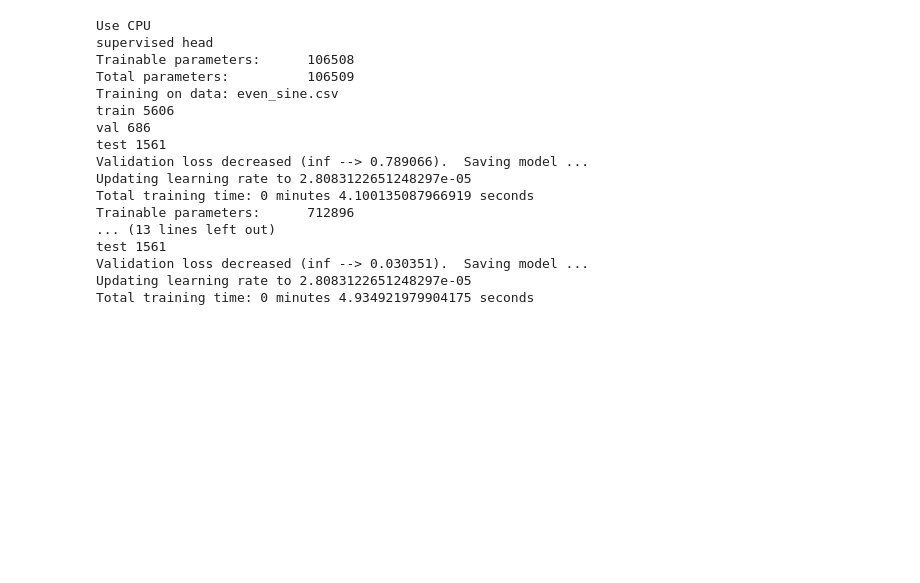
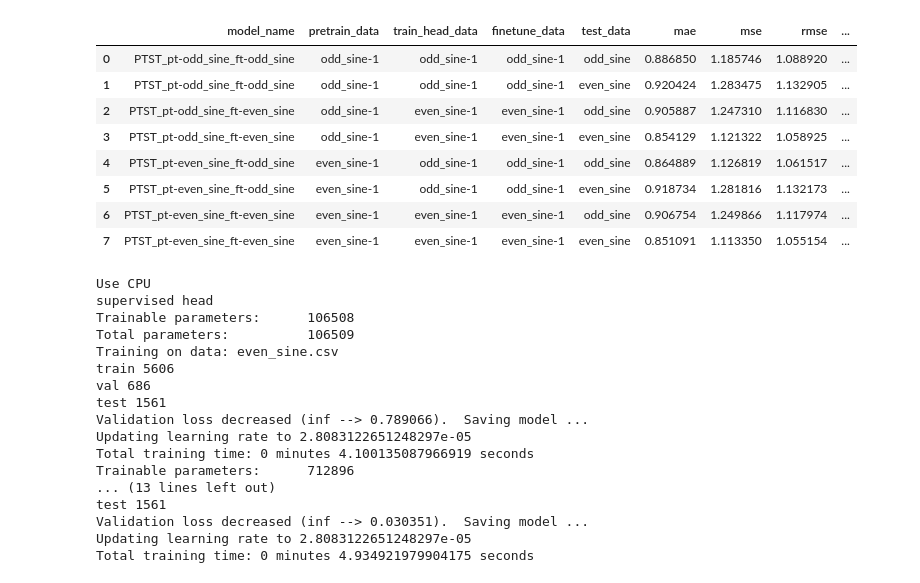
Before and after one commit to arvgram/SEB-TS_foundation, a Jupyter notebook: ts_modelling/experiment.ipynb, the cells around one changed output. Saved outputs shown, nothing was run; the diff lists cells and outputs as text; code cells hidden in the pictures; blank space fills up the shorter version.

```diff
--- a/ts_modelling/experiment.ipynb
+++ b/ts_modelling/experiment.ipynb
@@ -14 +83,15 @@ args = Namespace(**config)
+# %%
+import pandas as pd
+df = pd.read_csv('./test_results/metrics.csv')
+df
+# %% [output]
+|  | model_name | pretrain_data | train_head_data | finetune_data | test_data | mae | mse | rmse | ... |
+| 0 | PTST_pt-odd_sine_ft-odd_sine | odd_sine-1 | odd_sine-1 | odd_sine-1 | odd_sine | 0.886850 | 1.185746 | 1.088920 | ... |
+| 1 | PTST_pt-odd_sine_ft-odd_sine | odd_sine-1 | odd_sine-1 | odd_sine-1 | even_sine | 0.920424 | 1.283475 | 1.132905 | ... |
+| 2 | PTST_pt-odd_sine_ft-even_sine | odd_sine-1 | even_sine-1 | even_sine-1 | odd_sine | 0.905887 | 1.247310 | 1.116830 | ... |
+| 3 | PTST_pt-odd_sine_ft-even_sine | odd_sine-1 | even_sine-1 | even_sine-1 | even_sine | 0.854129 | 1.121322 | 1.058925 | ... |
+| 4 | PTST_pt-even_sine_ft-odd_sine | even_sine-1 | odd_sine-1 | odd_sine-1 | odd_sine | 0.864889 | 1.126819 | 1.061517 | ... |
+| 5 | PTST_pt-even_sine_ft-odd_sine | even_sine-1 | odd_sine-1 | odd_sine-1 | even_sine | 0.918734 | 1.281816 | 1.132173 | ... |
+| 6 | PTST_pt-even_sine_ft-even_sine | even_sine-1 | even_sine-1 | even_sine-1 | odd_sine | 0.906754 | 1.249866 | 1.117974 | ... |
+| 7 | PTST_pt-even_sine_ft-even_sine | even_sine-1 | even_sine-1 | even_sine-1 | even_sine | 0.851091 | 1.113350 | 1.055154 | ... |
 # %%
```
Also changed, not shown: parts of 5 cells of this notebook, 3 other files.
